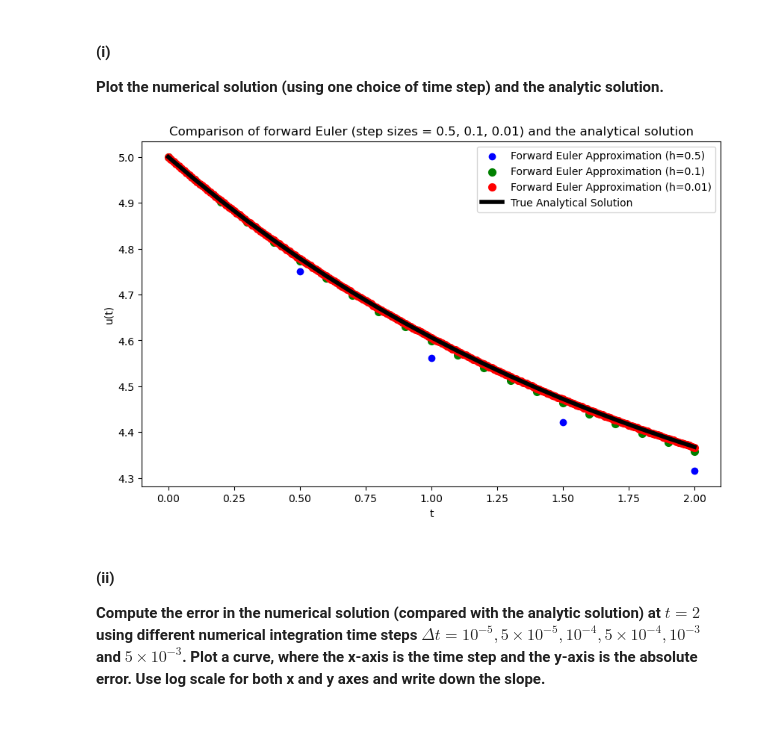
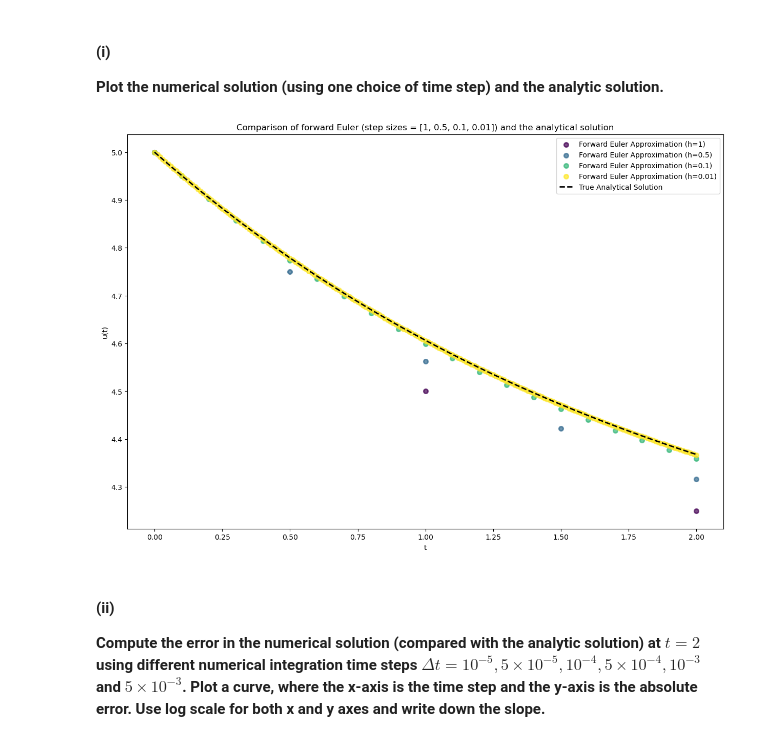
Before and after one commit to Stochastic1017/MATH_616, a Jupyter notebook: Homeworks/Homework 1/S_Sudhir_Homework_1.ipynb, the cells around one changed output. Saved outputs shown, nothing was run; the diff lists cells and outputs as text; code cells hidden in the pictures.

```diff
--- a/Homeworks/Homework 1/S_Sudhir_Homework_1.ipynb
+++ b/Homeworks/Homework 1/S_Sudhir_Homework_1.ipynb
@@ -171,32 +173,41 @@ df.style.background_gradient(cmap='viridis', subset=['true_soln', 'approx_soln',
 
 **Plot the numerical solution (using one choice of time step) and the analytic solution.**
 # %%
-plt.figure(figsize=(10, 6))
+plt.figure(figsize=(15, 10))
 
+h0 = 1
 h1 = 0.5
 h2 = 0.1
 h3 = 0.01
+t0, y_h0 = forward_euler(u0=u0, t0=0, tend=2, h=h0, a=a, f=f)
 t1, y_h1 = forward_euler(u0=u0, t0=0, tend=2, h=h1, a=a, f=f)
 t2, y_h2 = forward_euler(u0=u0, t0=0, tend=2, h=h2, a=a, f=f)
 t3, y_h3 = forward_euler(u0=u0, t0=0, tend=2, h=h3, a=a, f=f)
 
-plt.scatter(t1, y_h1, color='blue', label=f'Forward Euler Approximation (h={h1})')
-plt.scatter(t2, y_h2, linewidths=2, color='green', label=f'Forward Euler Approximation (h={h2})')
-plt.scatter(t3, y_h3, linewidths=2, color='red', label=f'Forward Euler Approximation (h={h3})')
+h = [h0, h1, h2, h3]
+t = [t0, t1, t2, t3]
+y = [y_h0, y_h1, y_h2, y_h3]
 
-# Plotting analytical solution
+# Defining color schema
+cmap = cm.get_cmap('viridis')
+colors = [cmap(i) for i in np.linspace(0, 1, len(t))]
+
+for i in range(len(t)):
+    plt.scatter(t[i], y[i], alpha=0.7, color=colors[i], linewidths=2, label=f'Forward Euler Approximation (h={h[i]})')
+
 true_y = []
-for i in t:
+true_t = np.linspace(0, 2, 1000)
+for i in true_t:
     true_y.append( u(u0=u0, a=a, f=f, t=i) )
-plt.plot(t, true_y, linewidth=4, color='black', label='True Analytical Solution')
+plt.plot(true_t, true_y, linewidth=2, color='black', linestyle='--', label='True Analytical Solution')
 
 plt.xlabel('t')
 plt.ylabel('u(t)')
-plt.title(f'Comparison of forward Euler (step sizes = {h1}, {h2}, {h3}) and the analytical solution')
+plt.title(f'Comparison of forward Euler (step sizes = {h}) and the analytical solution')
 plt.legend()
 plt.show()
 # %% [output]
-[figure, old version]
+[figure, new version]
 # %% [markdown]
 #### (ii)
 
```
Also changed, not shown: parts of 7 cells of this notebook.
